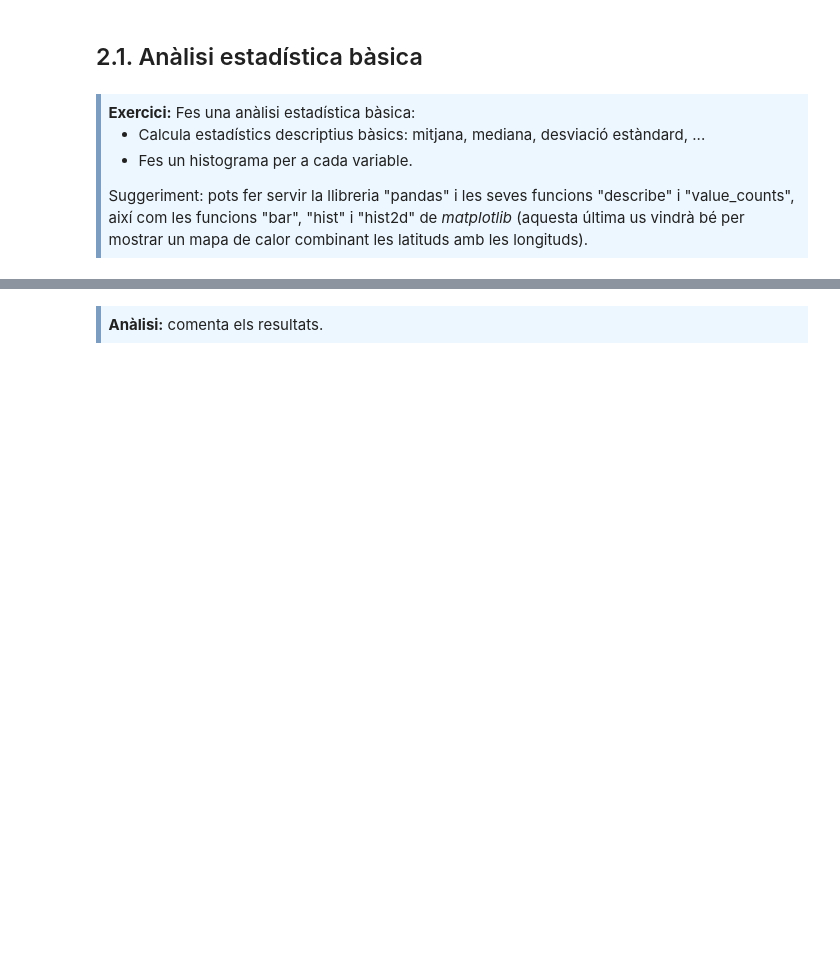
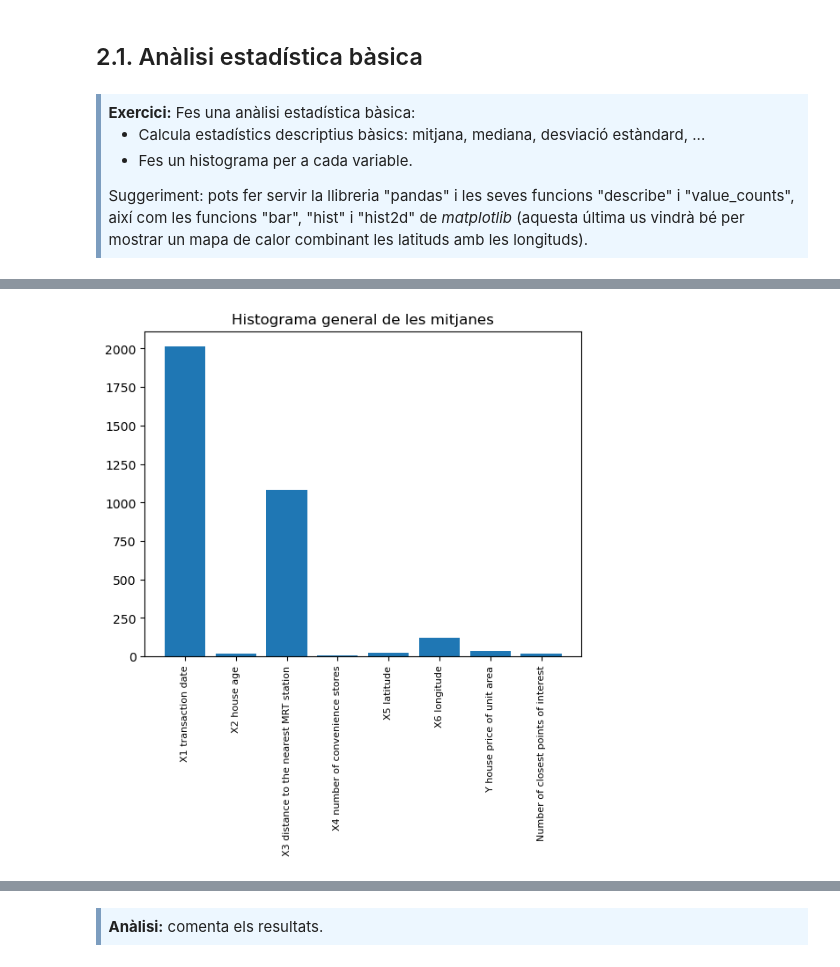
Before and after one commit to marc7666/PAC1-Aprenentatge-automatic, a Jupyter notebook: M2.991_20242_PAC1-Enunciat.ipynb, the cells around one changed output, grey strips where cells are left out. Cells and saved outputs as stored; diff of their text form; code cells hidden in the pictures; blank space fills up the shorter version.

```diff
--- a/M2.991_20242_PAC1-Enunciat.ipynb
+++ b/M2.991_20242_PAC1-Enunciat.ipynb
@@ -311,3 +311,6 @@ En aquest apartat visualitzarem cada una de les columnes o _features_ de la dada
 </ul>
 Suggeriment: pots fer servir la llibreria "pandas" i les seves funcions "describe" i "value_counts", així com les funcions "bar", "hist" i "hist2d" de <i>matplotlib</i> (aquesta última us vindrà bé per mostrar un mapa de calor combinant les latituds amb les longituds).
 </div>
+# %%
+statistics = real_estate_valuation_as_pandas.describe()
+statistics
@@ -313,0 +327,12 @@ Suggeriment: pots fer servir la llibreria "pandas" i les seves funcions "describ
+# %%
+x_axis = np.array(["X1 transaction date", "X2 house age", "X3 distance to the nearest MRT station",
+                  "X4 number of convenience stores", "X5 latitude", "X6 longitude", "Y house price of unit area",
+                  "Number of closest points of interest"])
+y_axis = np.array(statistics.loc["mean"].values[1:]) # Descartant els valors de "No" (No = ID)
+plt.figure()
+plt.bar(x_axis, y_axis)
+plt.tick_params(axis='x', rotation=90, labelsize=8)
+plt.title("Histograma general de les mitjanes")
+plt.show()
+# %% [output]
+[figure, added]
```
Also changed, not shown: parts of 11 cells of this notebook.
